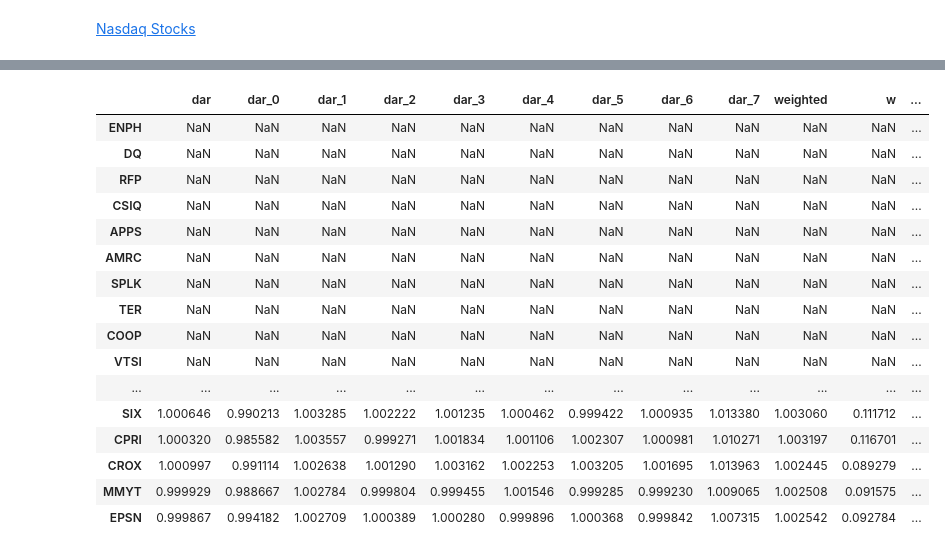
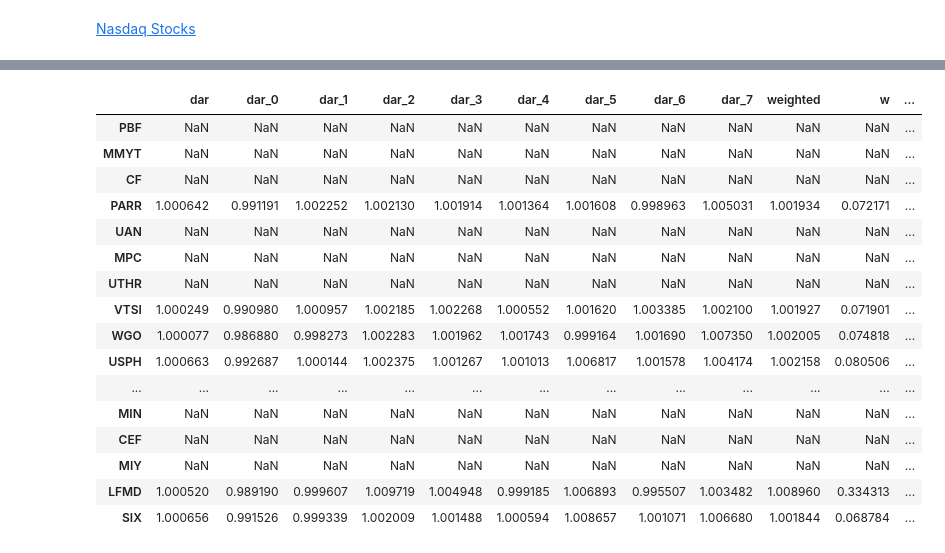
Before and after one commit to damiansp/marketModeling, a Jupyter notebook: notebooks/best_stock_by_state.py.ipynb, the cells around one changed output, grey strips where cells are left out. Saved outputs shown, nothing was run; the diff lists cells and outputs as text; code cells hidden in the pictures.

```diff
--- a/notebooks/best_stock_by_state.py.ipynb
+++ b/notebooks/best_stock_by_state.py.ipynb
@@ -136,12 +122,15 @@ df.mean(), df.median()
 always_exclude = ['EP', 'NXN', 'NXP']
 exclude = {
     0: [],
-    1: ['ARCO', 'BWEN', 'EFXT', 'PALT', 'PED', 'VET'], #, 'BEEM', 'KOS', 'OMQS', 'POET', 'SLCA', 'MRC',  'SLCA'],
-    2: ['FPAY', 'IOVA'],
+    1: [],
+    2: [
+        'ALJJ', 'ATHX', 'BPTH', 'CODA', 'CUEN', 'DMAC', 'EBIX', 'FTFT',
+        'IVDA', 'MICT', 'NAII', 'NLS', 'PED', 'SKE', 'SMTI', 'TTSH',
+        'UIHC', 'UUU', 'VUZI'],
     3: [],
     4: [],
     5: [],
-    6: ['CENX', 'FTK', 'NOG', 'STCN'],
+    6: [],
     7: []}
 # %%
 best_weighted = [
@@ -155,0 +145,11 @@ print(sorted(best_weighted))
+# %%
+if data is not None:
+    downloaded = list(data)
+    for drop in exclude[CURRENT_STATE]:
+        if drop in list(data):
+            data.drop(columns=[drop], inplace=True)
+    needed = [x for x in best_weighted if x not in downloaded]
+else:
+    needed = best_weighted
+
+print(sorted(needed))
@@ -156,6 +158,10 @@ print(sorted(best_weighted))
 # %%
-data = (
+get = (
     yf
-    .download(best_weighted, start=START, end=TOMORROW)
+    .download(needed, start=START, end=TOMORROW)
     .rename(columns={'Adj Close': 'AdjClose'}))['AdjClose']
+if data is not None:
+    data = pd.concat([data, get], axis=1)
+else:
+    data = get
 # %% [output]
@@ -175,2 +182,4 @@ data.tail()
 # %%
-data = pd.concat([data, states], axis=1)
+if 'state' not in list(data):
+    data = pd.concat([data, states], axis=1)
+data.head()
@@ -229,31 +247,31 @@ best_weighted = [
     if s not in exclude[CURRENT_STATE] + always_exclude
 ][:10]
 # %%
-DOLLAR_AMT = 102_316 + 38_537
-FRAC_IN = 0.7531
+DOLLAR_AMT = 107866 + 59054
+FRAC_IN = 0.7561
 current = df.loc[best_weighted]
 current['w'] = (current.weighted - 1)
 current.w = current.w / current.w.sum()
 current['amt'] = (DOLLAR_AMT * FRAC_IN * current.w).round().astype(int)
 current = pd.concat([current, holdings], axis=1)
 current[['amt', 'holdings']] = current[['amt', 'holdings']].fillna(0).astype(int)
 current['diff'] = current.amt - current.holdings
 current.sort_values('diff')#.head(20)
 # %% [output]
 |  | dar | dar_0 | dar_1 | dar_2 | dar_3 | dar_4 | dar_5 | dar_6 | dar_7 | weighted | w | ... |
-| ENPH | NaN | NaN | NaN | NaN | NaN | NaN | NaN | NaN | NaN | NaN | NaN | ... |
-| DQ | NaN | NaN | NaN | NaN | NaN | NaN | NaN | NaN | NaN | NaN | NaN | ... |
-| RFP | NaN | NaN | NaN | NaN | NaN | NaN | NaN | NaN | NaN | NaN | NaN | ... |
-| CSIQ | NaN | NaN | NaN | NaN | NaN | NaN | NaN | NaN | NaN | NaN | NaN | ... |
-| APPS | NaN | NaN | NaN | NaN | NaN | NaN | NaN | NaN | NaN | NaN | NaN | ... |
-| AMRC | NaN | NaN | NaN | NaN | NaN | NaN | NaN | NaN | NaN | NaN | NaN | ... |
-| SPLK | NaN | NaN | NaN | NaN | NaN | NaN | NaN | NaN | NaN | NaN | NaN | ... |
-| TER | NaN | NaN | NaN | NaN | NaN | NaN | NaN | NaN | NaN | NaN | NaN | ... |
-| COOP | NaN | NaN | NaN | NaN | NaN | NaN | NaN | NaN | NaN | NaN | NaN | ... |
-| VTSI | NaN | NaN | NaN | NaN | NaN | NaN | NaN | NaN | NaN | NaN | NaN | ... |
+| PBF | NaN | NaN | NaN | NaN | NaN | NaN | NaN | NaN | NaN | NaN | NaN | ... |
+| MMYT | NaN | NaN | NaN | NaN | NaN | NaN | NaN | NaN | NaN | NaN | NaN | ... |
+| CF | NaN | NaN | NaN | NaN | NaN | NaN | NaN | NaN | NaN | NaN | NaN | ... |
+| PARR | 1.000642 | 0.991191 | 1.002252 | 1.002130 | 1.001914 | 1.001364 | 1.001608 | 0.998963 | 1.005031 | 1.001934 | 0.072171 | ... |
+| UAN | NaN | NaN | NaN | NaN | NaN | NaN | NaN | NaN | NaN | NaN | NaN | ... |
+| MPC | NaN | NaN | NaN | NaN | NaN | NaN | NaN | NaN | NaN | NaN | NaN | ... |
+| UTHR | NaN | NaN | NaN | NaN | NaN | NaN | NaN | NaN | NaN | NaN | NaN | ... |
+| VTSI | 1.000249 | 0.990980 | 1.000957 | 1.002185 | 1.002268 | 1.000552 | 1.001620 | 1.003385 | 1.002100 | 1.001927 | 0.071901 | ... |
+| WGO | 1.000077 | 0.986880 | 0.998273 | 1.002283 | 1.001962 | 1.001743 | 0.999164 | 1.001690 | 1.007350 | 1.002005 | 0.074818 | ... |
+| USPH | 1.000663 | 0.992687 | 1.000144 | 1.002375 | 1.001267 | 1.001013 | 1.006817 | 1.001578 | 1.004174 | 1.002158 | 0.080506 | ... |
 | ... | ... | ... | ... | ... | ... | ... | ... | ... | ... | ... | ... | ... |
-| SIX | 1.000646 | 0.990213 | 1.003285 | 1.002222 | 1.001235 | 1.000462 | 0.999422 | 1.000935 | 1.013380 | 1.003060 | 0.111712 | ... |
-| CPRI | 1.000320 | 0.985582 | 1.003557 | 0.999271 | 1.001834 | 1.001106 | 1.002307 | 1.000981 | 1.010271 | 1.003197 | 0.116701 | ... |
-| CROX | 1.000997 | 0.991114 | 1.002638 | 1.001290 | 1.003162 | 1.002253 | 1.003205 | 1.001695 | 1.013963 | 1.002445 | 0.089279 | ... |
-| MMYT | 0.999929 | 0.988667 | 1.002784 | 0.999804 | 0.999455 | 1.001546 | 0.999285 | 0.999230 | 1.009065 | 1.002508 | 0.091575 | ... |
-| EPSN | 0.999867 | 0.994182 | 1.002709 | 1.000389 | 1.000280 | 0.999896 | 1.000368 | 0.999842 | 1.007315 | 1.002542 | 0.092784 | ... |
+| MIN | NaN | NaN | NaN | NaN | NaN | NaN | NaN | NaN | NaN | NaN | NaN | ... |
+| CEF | NaN | NaN | NaN | NaN | NaN | NaN | NaN | NaN | NaN | NaN | NaN | ... |
+| MIY | NaN | NaN | NaN | NaN | NaN | NaN | NaN | NaN | NaN | NaN | NaN | ... |
+| LFMD | 1.000520 | 0.989190 | 0.999607 | 1.009719 | 1.004948 | 0.999185 | 1.006893 | 0.995507 | 1.003482 | 1.008960 | 0.334313 | ... |
+| SIX | 1.000656 | 0.991526 | 0.999339 | 1.002009 | 1.001488 | 1.000594 | 1.008657 | 1.001071 | 1.006680 | 1.001844 | 0.068784 | ... |
```
Also changed, not shown: parts of 18 cells of this notebook, 17 other files.
